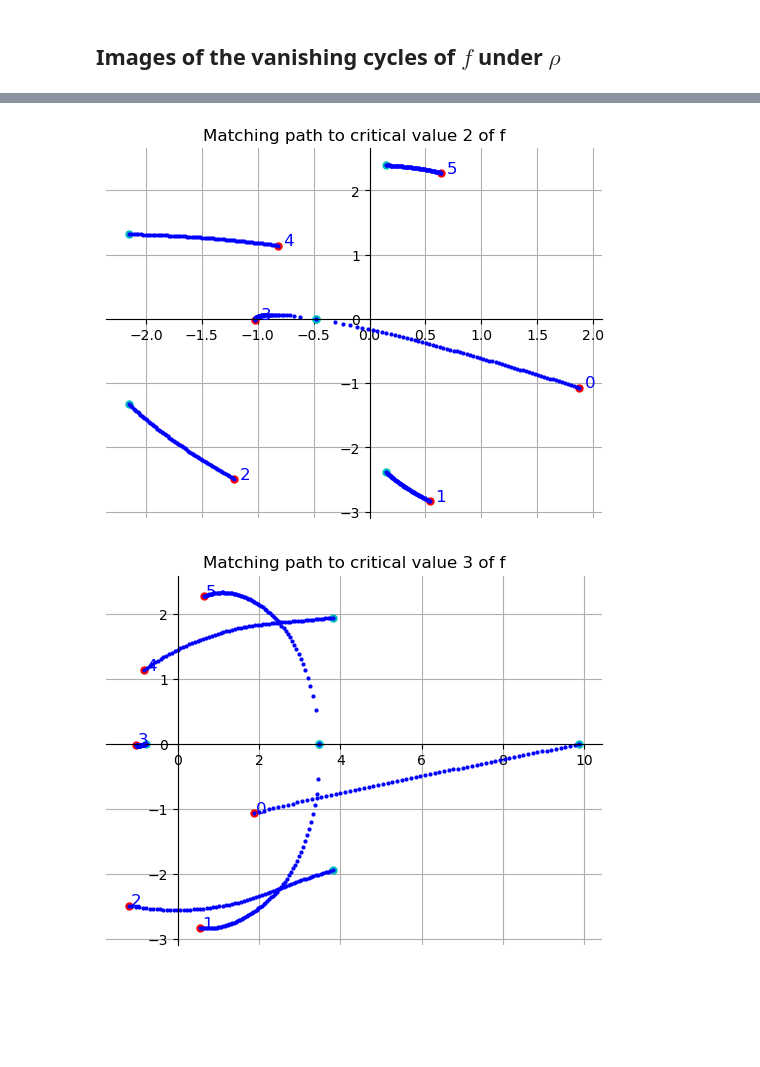
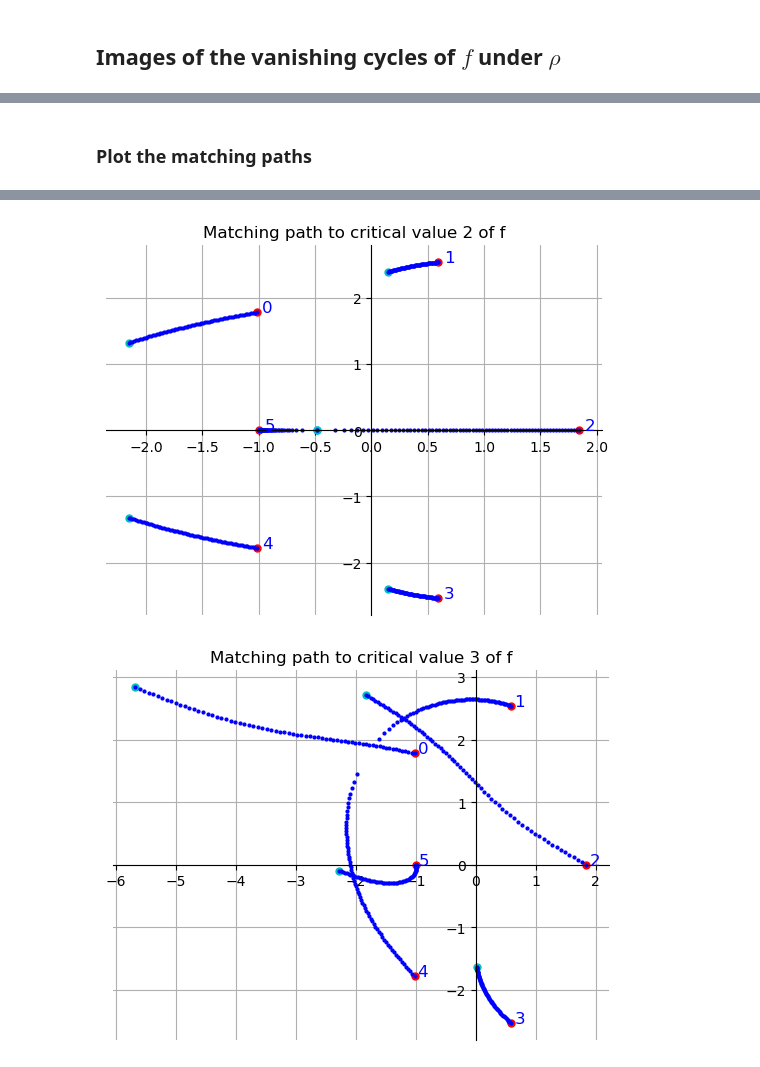
Before and after one commit to ViveLeFrance/Painlev-, a Jupyter notebook: matching_path_plots.ipynb, the cells around one changed output, grey strips where cells are left out. Cells and saved outputs as stored; diff of their text form; code cells hidden in the pictures; blank space fills up the shorter version.

Commit message:
added option for pl paths

```diff
--- a/matching_path_plots.ipynb
+++ b/matching_path_plots.ipynb
@@ -34,3 +31,5 @@ crit_values_f = f.get_critical_values()
 # %%
-plot_points_ordered(crit_values_f, 'Critical values of the fibration', origin_fibre=2*I)
+origin_fibre = 0
+crit_values_f = sort_by_angle(crit_values_f, origin_fibre)
+plot_points_ordered(crit_values_f, 'Critical values of the fibration', origin_fibre=origin_fibre)
 # %% [output]
@@ -39,5 +39,2 @@ plot_points_ordered(crit_values_f, 'Critical values of the fibration', origin_fi
 # %% [markdown]
 ## Images of the vanishing cycles of $f$ under $\rho$
-# %%
-origin_fibre = 2*I
-target_fibre = crit_values_f[0]
@@ -76,4 +50,0 @@ y == t + 3*x + 2*z
-# %%
-fig, ax = plot_path(matching_path)
-
-plt.show()
@@ -82,7 +51,8 @@ plt.show()
+# %% [markdown]
+### Plot the matching paths
 # %%
-crit_values_f = sort_by_angle(crit_values_f, origin_fibre=origin_fibre)
 for index, crit in enumerate(crit_values_f):
-    matching = f.get_matching_path(rho_eq, I, crit, solvefor=y)
-    fig, ax = plot_path(matching, title = f'Matching path to critical value {index} of f')
+    matching = f.get_matching_path(rho_eq, origin_fibre, crit, solvefor=y)
+    fig, ax = plot_path(matching, title = f'Matching path to critical value {index} of f', origin_fibre=origin_fibre)
     plt.show()
 # %% [output]
@@ -91,2 +61,2 @@ for index, crit in enumerate(crit_values_f):
-[figure, old version]
+[figure, new version]
-[figure, old version]
+[figure, new version]
```
Also changed, not shown: parts of 13 cells of this notebook, 1 other file.
